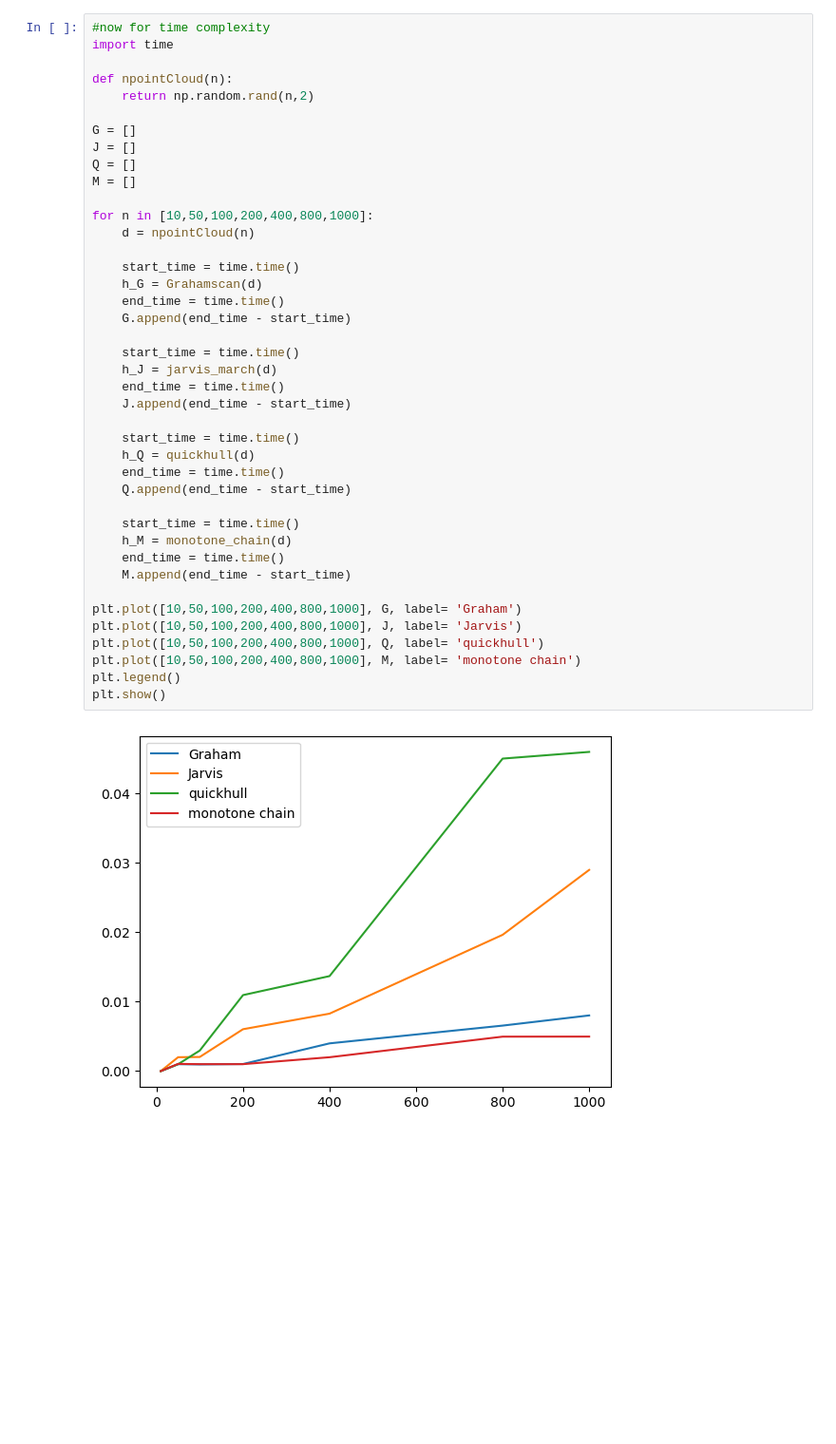
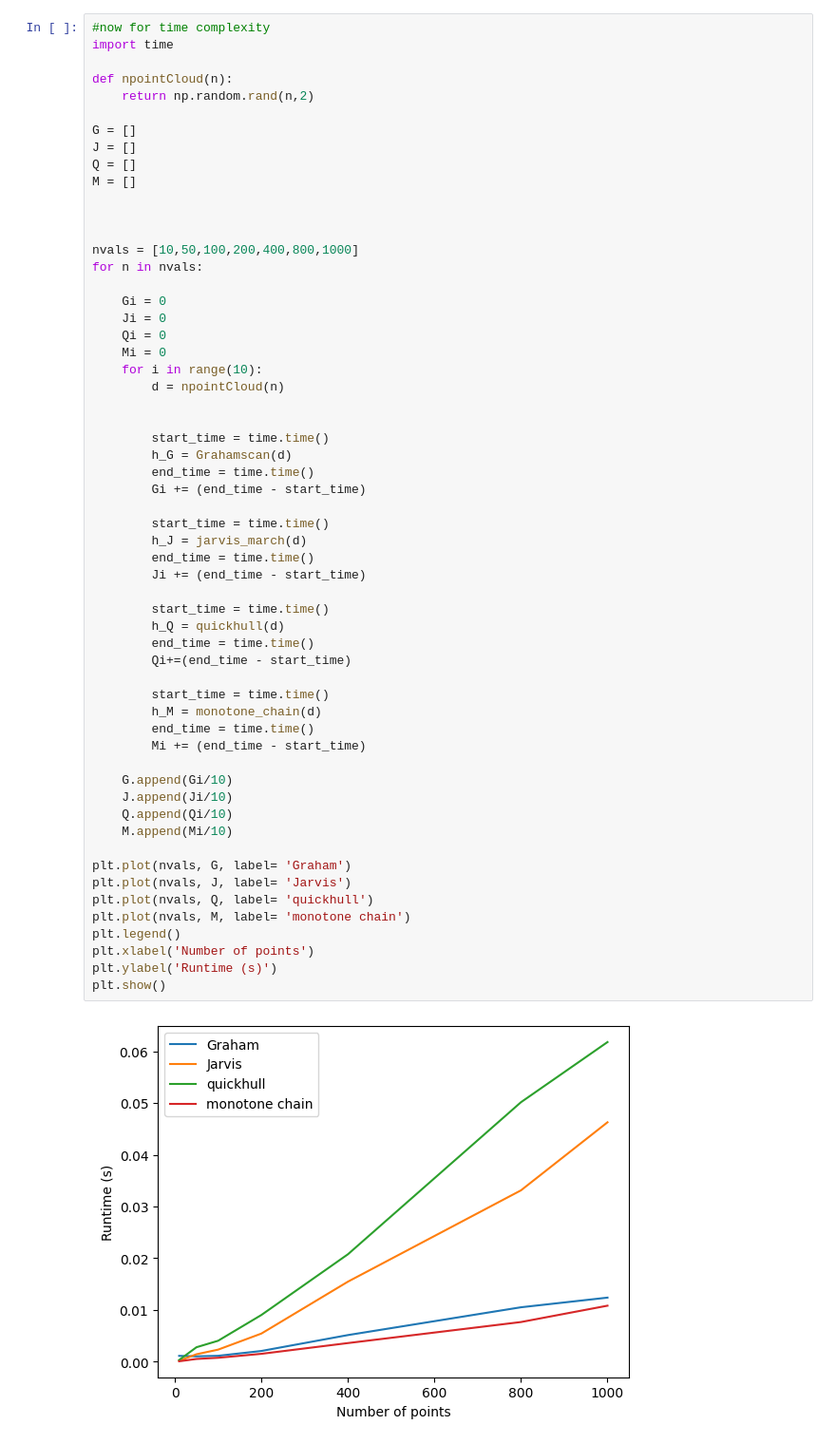
Before and after one commit to AndrewTrutt/Section2_Phys129, a Jupyter notebook: Convexhull.ipynb, the cells around one changed output. Shown at 95% size. Drawn from its saved outputs; the diff is of its cells as text; blank space fills up the shorter version.

```diff
--- a/Convexhull.ipynb
+++ b/Convexhull.ipynb
@@ -210,43 +218,60 @@ plt.show()
 # %%
 #now for time complexity
 import time
 
 def npointCloud(n):
     return np.random.rand(n,2)
 
 G = []
 J = []
 Q = []
 M = []
 
-for n in [10,50,100,200,400,800,1000]:
-    d = npointCloud(n)
 
-    start_time = time.time()
-    h_G = Grahamscan(d)
-    end_time = time.time()
-    G.append(end_time - start_time)
 
-    start_time = time.time()
-    h_J = jarvis_march(d)
-    end_time = time.time()
-    J.append(end_time - start_time)
+nvals = [10,50,100,200,400,800,1000]
+for n in nvals:
 
-    start_time = time.time()
-    h_Q = quickhull(d)
-    end_time = time.time()
-    Q.append(end_time - start_time)
+    Gi = 0
+    Ji = 0
+    Qi = 0
+    Mi = 0
+    for i in range(10):
+        d = npointCloud(n)
 
-    start_time = time.time()
-    h_M = monotone_chain(d)
-    end_time = time.time()
-    M.append(end_time - start_time)
 
-plt.plot([10,50,100,200,400,800,1000], G, label= 'Graham')
-plt.plot([10,50,100,200,400,800,1000], J, label= 'Jarvis')
-plt.plot([10,50,100,200,400,800,1000], Q, label= 'quickhull')
-plt.plot([10,50,100,200,400,800,1000], M, label= 'monotone chain')
+        start_time = time.time()
+        h_G = Grahamscan(d)
+        end_time = time.time()
+        Gi += (end_time - start_time)
+
+        start_time = time.time()
+        h_J = jarvis_march(d)
+        end_time = time.time()
+        Ji += (end_time - start_time)
+
+        start_time = time.time()
+        h_Q = quickhull(d)
+        end_time = time.time()
+        Qi+=(end_time - start_time)
+
+        start_time = time.time()
+        h_M = monotone_chain(d)
+        end_time = time.time()
+        Mi += (end_time - start_time)
+
+    G.append(Gi/10)
+    J.append(Ji/10)
+    Q.append(Qi/10)
+    M.append(Mi/10)
+
+plt.plot(nvals, G, label= 'Graham')
+plt.plot(nvals, J, label= 'Jarvis')
+plt.plot(nvals, Q, label= 'quickhull')
+plt.plot(nvals, M, label= 'monotone chain')
 plt.legend()
+plt.xlabel('Number of points')
+plt.ylabel('Runtime (s)')
 plt.show()
 # %% [output]
-[figure, old version]
+[figure, new version]
```
Also changed, not shown: parts of 9 cells of this notebook, 3 other files.
